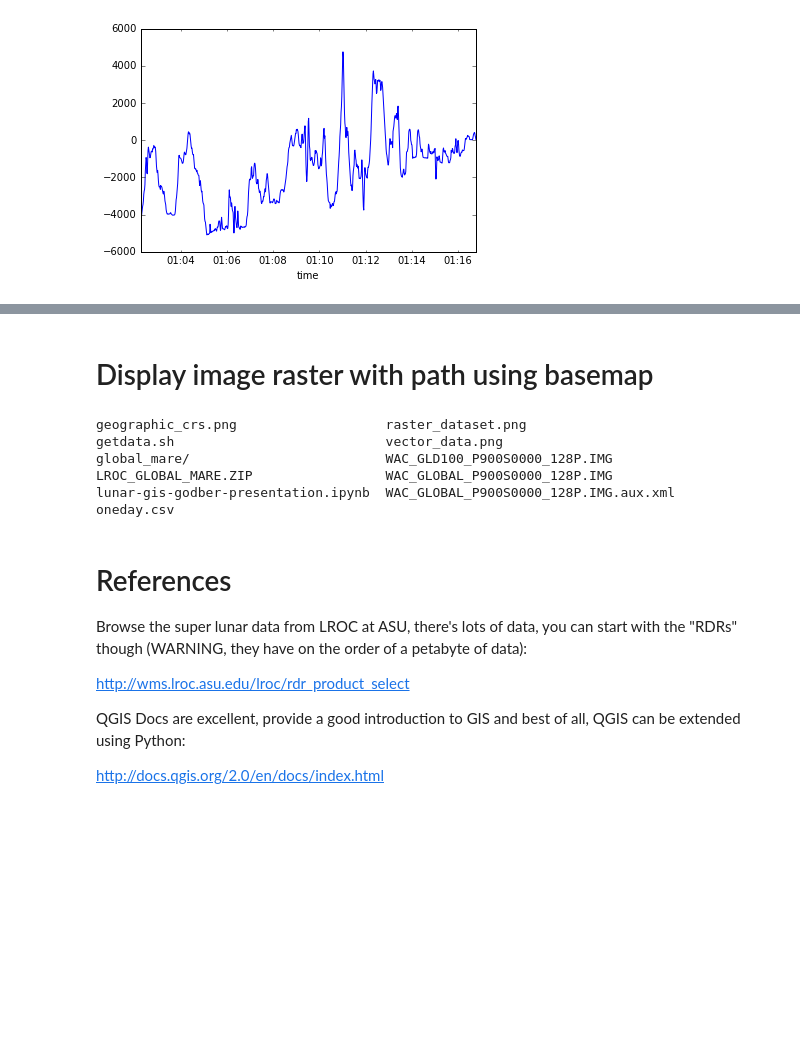
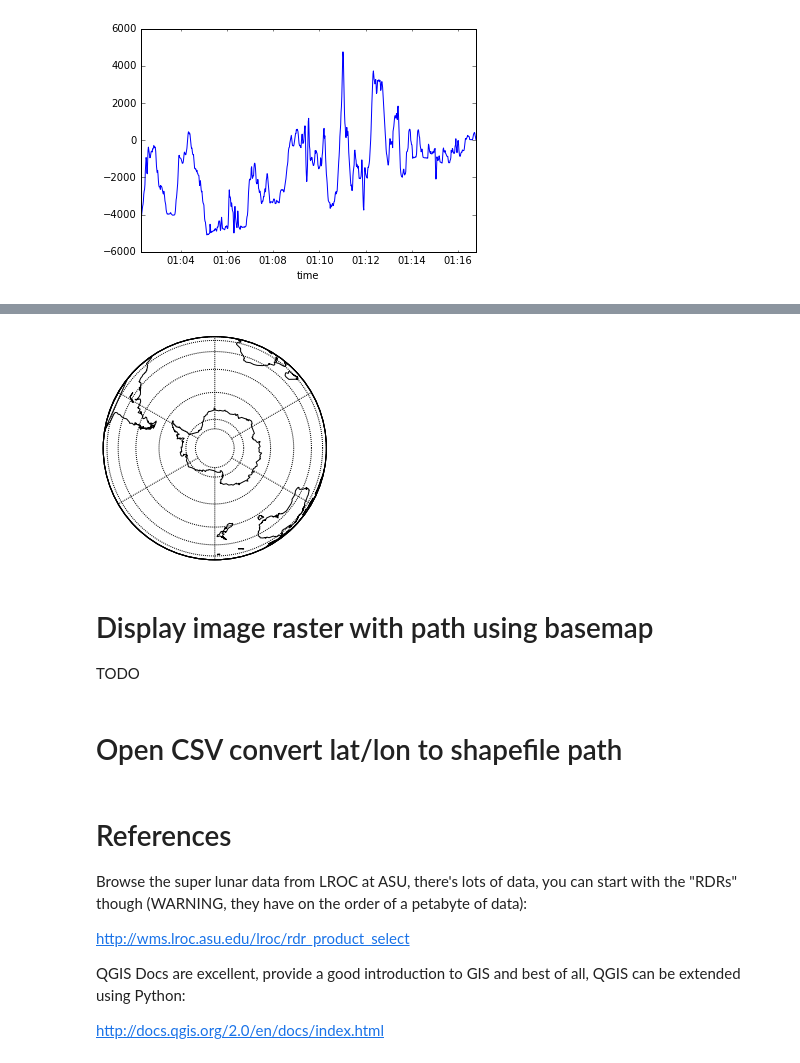
Before and after one commit to desertpy/presentations, a Jupyter notebook: lunar-gis-godber/lunar-gis-godber-presentation.ipynb, the cells around one changed output, grey strips where cells are left out. Saved outputs shown, nothing was run; the diff lists cells and outputs as text; code cells hidden in the pictures; blank space fills up the shorter version.

```diff
--- a/lunar-gis-godber/lunar-gis-godber-presentation.ipynb
+++ b/lunar-gis-godber/lunar-gis-godber-presentation.ipynb
@@ -258,14 +289,20 @@ elevations['elev'].plot()
+# %%
+from mpl_toolkits.basemap import Basemap
+import matplotlib.pyplot as plt
+
+m = Basemap(projection='ortho', lon_0=0, lat_0=-90)
+m.drawcoastlines()
+m.drawparallels(np.arange(-90., 90., 15.))
+m.drawmeridians(np.arange(0., 360., 60.))
+plt.show()
+# %% [output]
+[figure, added]
 # %% [markdown]
 # Display image raster with path using basemap
+
+TODO
-# %%
-ls
-# %% [output]
-geographic_crs.png                   raster_dataset.png
-getdata.sh                           vector_data.png
-global_mare/                         WAC_GLD100_P900S0000_128P.IMG
-LROC_GLOBAL_MARE.ZIP                 WAC_GLOBAL_P900S0000_128P.IMG
-lunar-gis-godber-presentation.ipynb  WAC_GLOBAL_P900S0000_128P.IMG.aux.xml
-oneday.csv
+# %% [markdown]
+# Open CSV convert lat/lon to shapefile path
 # %% [markdown]
 # References
 
```
Also changed, not shown: parts of 6 cells of this notebook.
